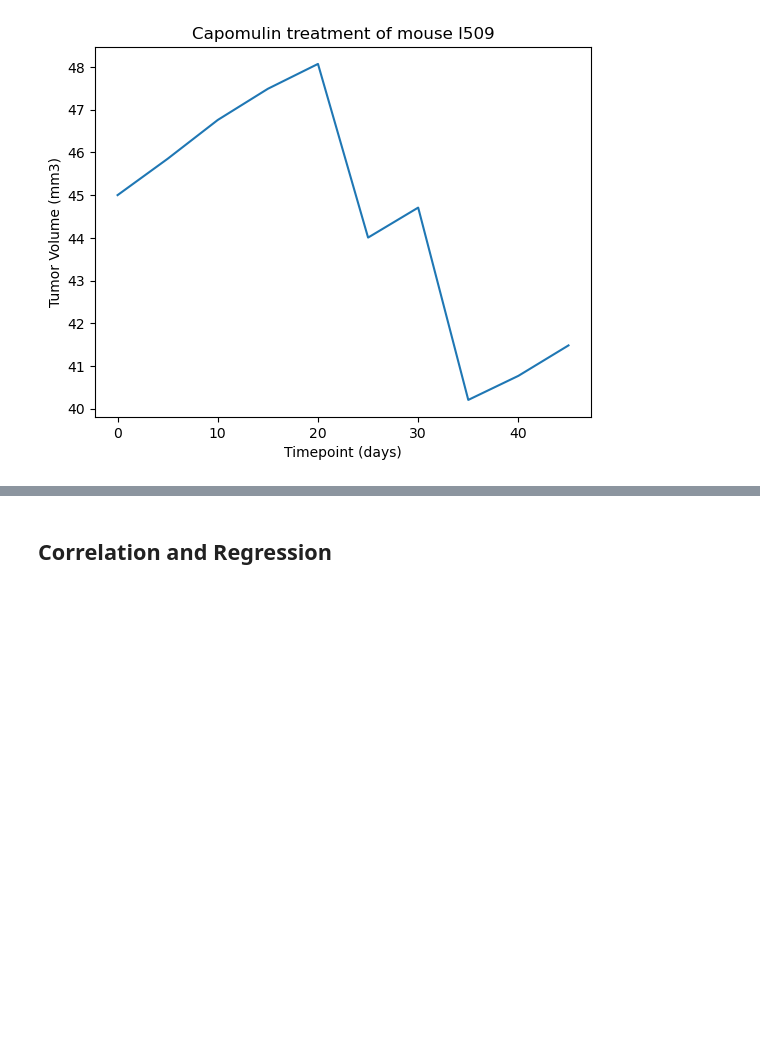
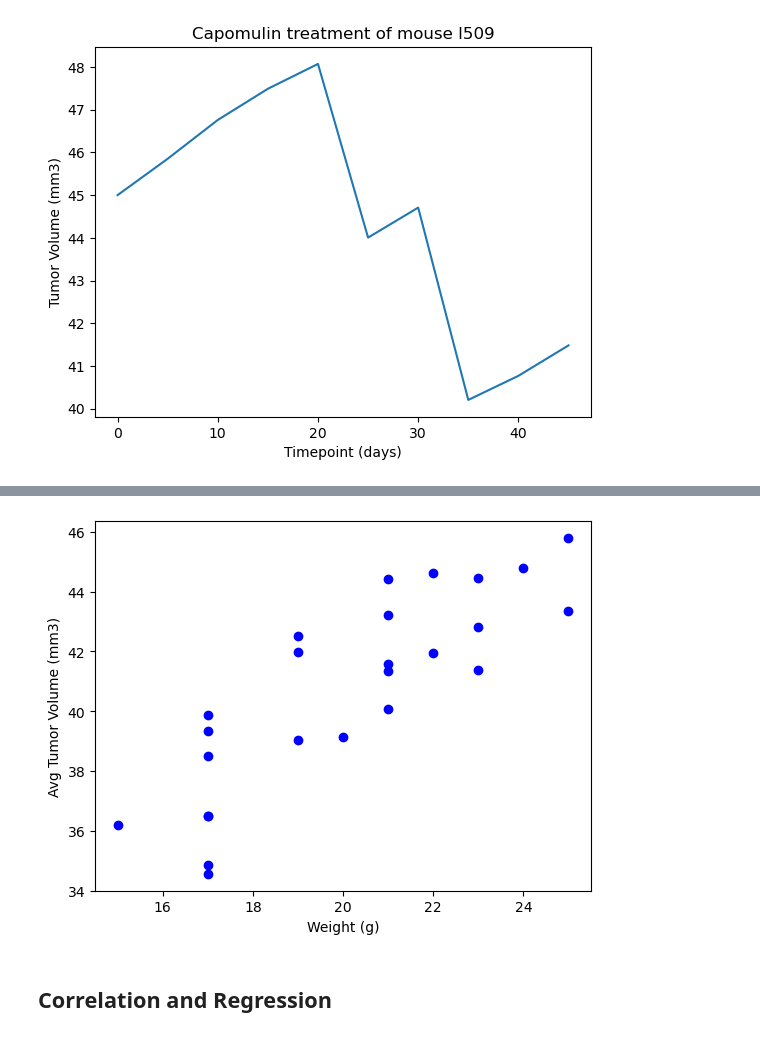
Before and after one commit to fincherc/fincherc-pymaceuticals, a Jupyter notebook: Pymaceuticals/fincherc_pymaceuticals.ipynb, the cells around one changed output, grey strips where cells are left out. Drawn from its saved outputs; the diff is of its cells as text; code cells hidden in the pictures; blank space fills up the shorter version.

```diff
--- a/Pymaceuticals/fincherc_pymaceuticals.ipynb
+++ b/Pymaceuticals/fincherc_pymaceuticals.ipynb
@@ -279,2 +279,22 @@ plt.show()
+# %%
+# Generate a scatter plot of mouse weight vs. the average observed tumor volume for the entire Capomulin regimen
+
+#Filter Data
+cap_df = updated_mouse_df.loc[updated_mouse_df["Drug Regimen"] == "Capomulin"]
+
+#Retrieve the weight and average
+sct_tumor_vol = cap_df.groupby(["Mouse ID", "Weight (g)"])["Tumor Volume (mm3)"]
+avg_sct_tumor_vol = sct_tumor_vol.mean().reset_index()
+
+#Rename the column changed
+avg_sct_tumor_vol = avg_sct_tumor_vol.rename(columns={"Tumor Volume (mm3)": "Avg Tumor Volume (mm3)"})
+
+#Plot the graph
+plt.scatter(avg_sct_tumor_vol["Weight (g)"], avg_sct_tumor_vol["Avg Tumor Volume (mm3)"], marker="o", color="b")
+plt.xlabel("Weight (g)")
+plt.ylabel("Avg Tumor Volume (mm3)")
+plt.show()
+# %% [output]
+[figure, added]
 # %% [markdown]
 ## Correlation and Regression
```
Also changed, not shown: parts of 7 cells of this notebook, 1 other file.
